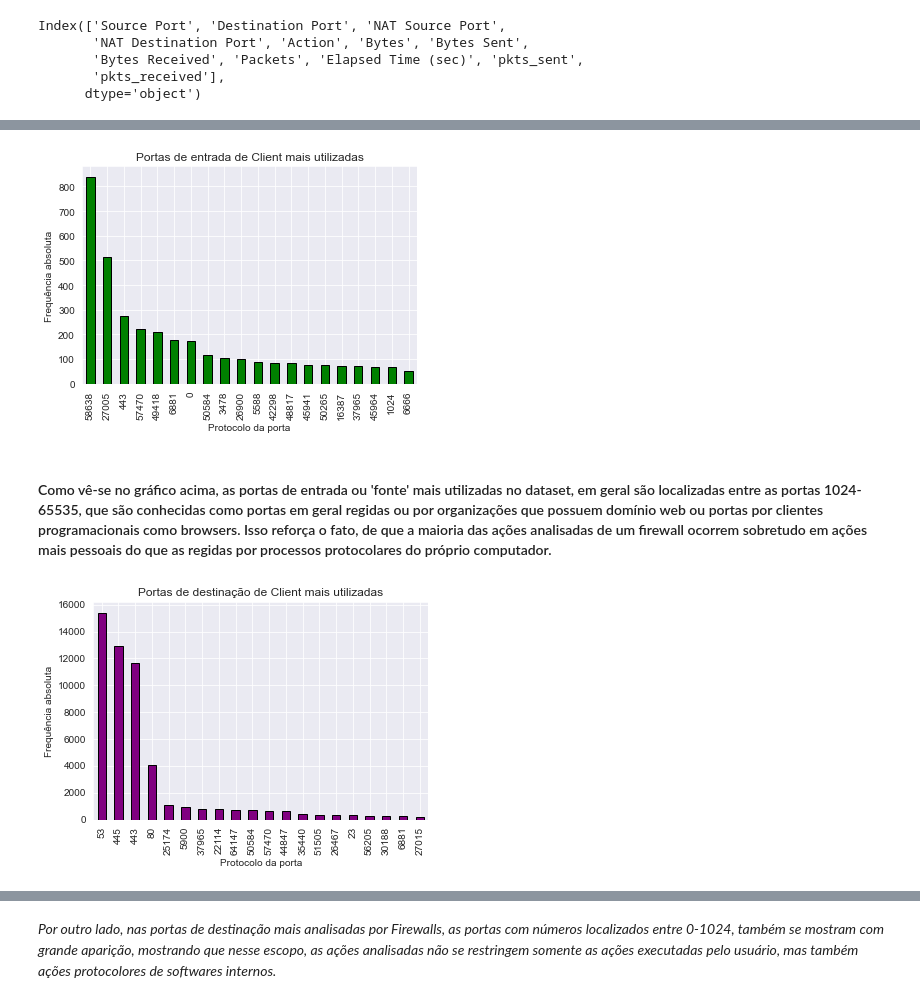
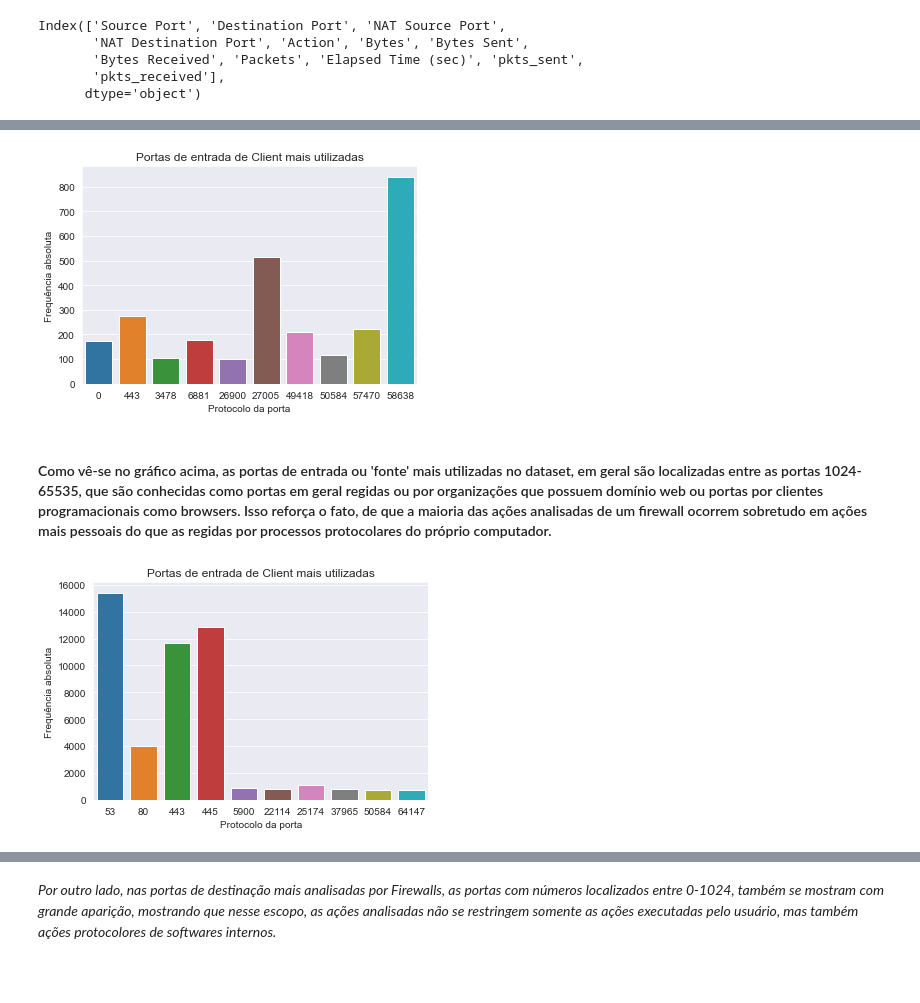
Before and after one commit to leticiacb1/Aviation_Accident_Analysis, a Jupyter notebook: Firewall_Project_Cdados2.ipynb, the cells around one changed output, grey strips where cells are left out. Drawn from its saved outputs; the diff is of its cells as text; code cells hidden in the pictures; blank space fills up the shorter version.

```diff
--- a/Firewall_Project_Cdados2.ipynb
+++ b/Firewall_Project_Cdados2.ipynb
@@ -192,21 +203,21 @@ plt.show()
 # %%
-dados['Source Port'].value_counts()[0:20].plot(kind='bar',color='green',edgecolor='black')
+sns.countplot(filtra_linha('Source Port' , 10)['Source Port'])
 plt.title('Portas de entrada de Client mais utilizadas')
 plt.ylabel('Frequência absoluta')
 plt.xlabel('Protocolo da porta')
 plt.show()
 # %% [output]
-[figure, old version]
+[figure, new version]
 # %% [markdown]
 #### Como vê-se no gráfico acima, as portas de entrada ou 'fonte' mais utilizadas no dataset, em geral são localizadas entre as portas 1024-65535, que são conhecidas como portas em geral regidas ou por organizações que possuem domínio web ou portas por clientes programacionais como browsers. Isso reforça o fato, de que a maioria das ações analisadas de um firewall ocorrem sobretudo em ações mais pessoais do que as regidas por processos protocolares do próprio computador.
 # %%
-dados['Destination Port'].value_counts()[0:20].plot(kind='bar',color='purple',edgecolor='black')
-plt.title('Portas de destinação de Client mais utilizadas')
+sns.countplot(filtra_linha('Destination Port', 10)['Destination Port'])
+plt.title('Portas de entrada de Client mais utilizadas')
 plt.ylabel('Frequência absoluta')
 plt.xlabel('Protocolo da porta')
 plt.show()
 # %% [output]
-[figure, old version]
+[figure, new version]
 # %%
 dados['Destination Port'].value_counts()[0:20]
 # %% [output]
```
Also changed, not shown: parts of 7 cells of this notebook.
